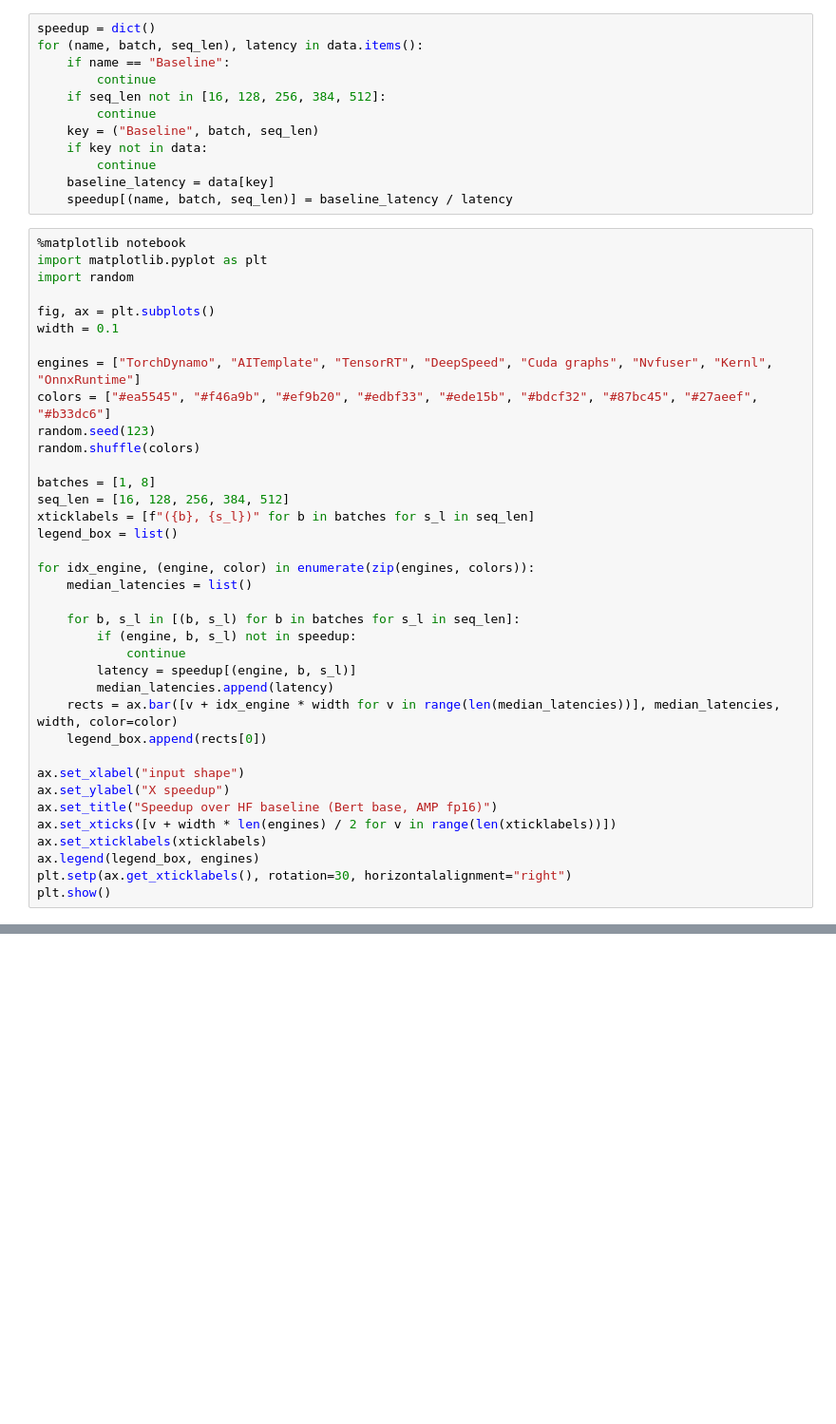
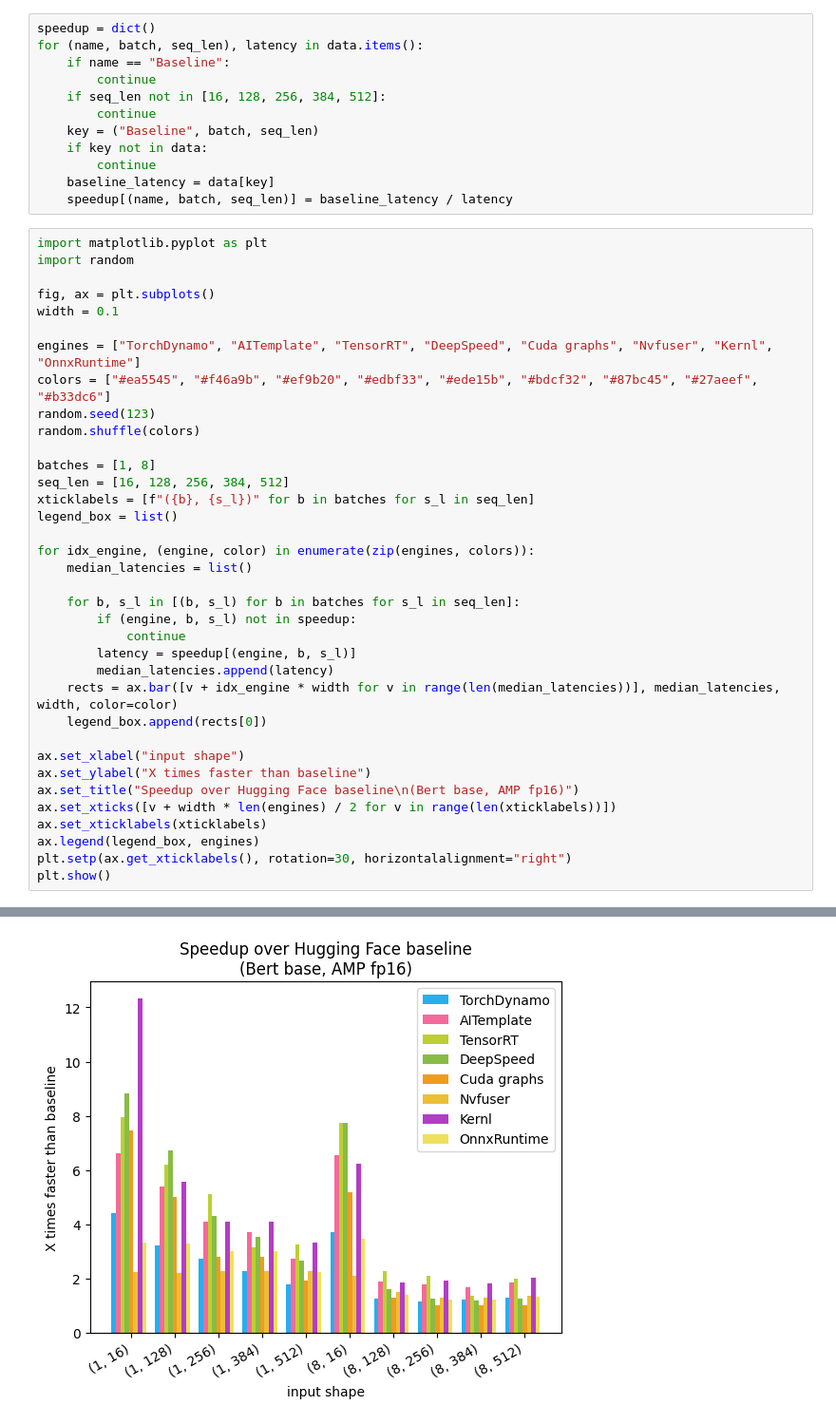
Before and after one commit to ELS-RD/kernl, a Jupyter notebook: experimental/benchmarks/graph.ipynb, the cells around one changed output, grey strips where cells are left out. Shown at 95% size. Saved outputs shown, nothing was run; the diff lists cells and outputs as text; blank space fills up the shorter version.

Commit message:
feat: image

```diff
--- a/experimental/benchmarks/graph.ipynb
+++ b/experimental/benchmarks/graph.ipynb
@@ -34,7 +34,6 @@ for (name, batch, seq_len), latency in data.items():
     baseline_latency = data[key]
     speedup[(name, batch, seq_len)] = baseline_latency / latency
 # %%
-%matplotlib notebook
 import matplotlib.pyplot as plt
 import random
 
@@ -63,8 +62,8 @@ for idx_engine, (engine, color) in enumerate(zip(engines, colors)):
     legend_box.append(rects[0])
 
 ax.set_xlabel("input shape")
-ax.set_ylabel("X speedup")
-ax.set_title("Speedup over HF baseline (Bert base, AMP fp16)")
+ax.set_ylabel("X times faster than baseline")
+ax.set_title("Speedup over Hugging Face baseline\n(Bert base, AMP fp16)")
 ax.set_xticks([v + width * len(engines) / 2 for v in range(len(xticklabels))])
 ax.set_xticklabels(xticklabels)
 ax.legend(legend_box, engines)
@@ -75,0 +73 @@ plt.show()
+[figure, added]
```
Also changed, not shown: parts of 2 cells of this notebook, 1 other file.
